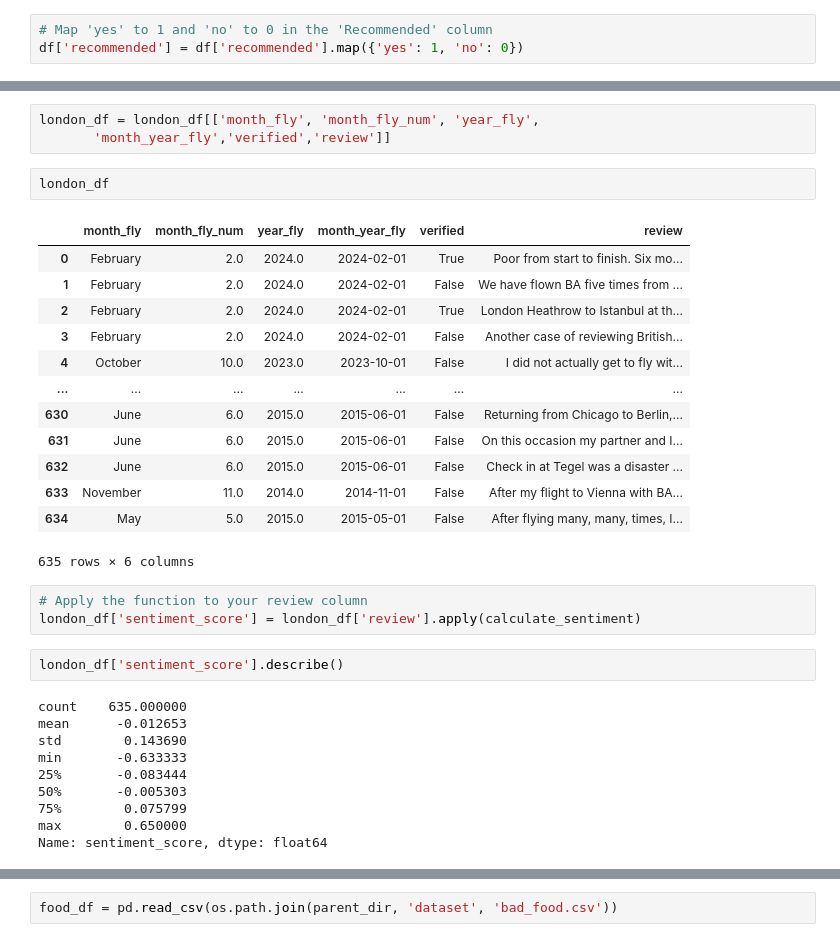
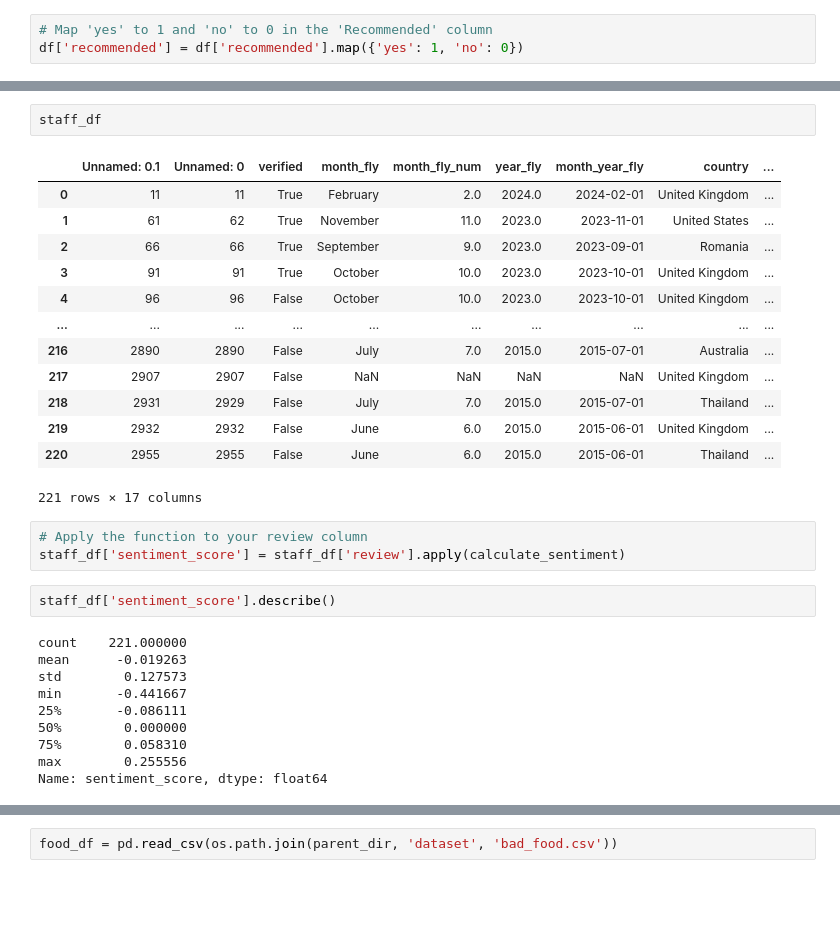
Before and after one commit to MarkPhamm/British-Airway, a Jupyter notebook: analysis/Review_Analysis.ipynb, the cells around one changed output, grey strips where cells are left out. Drawn from its saved outputs; the diff is of its cells as text; blank space fills up the shorter version.

```diff
--- a/analysis/Review_Analysis.ipynb
+++ b/analysis/Review_Analysis.ipynb
@@ -305,34 +326,31 @@ Index(['Unnamed: 0.1', 'Unnamed: 0', 'verified', 'month_fly', 'month_fly_num',
-# %%
-london_df = london_df[['month_fly', 'month_fly_num', 'year_fly',
-       'month_year_fly','verified','review']]
-# %%
-london_df
-# %% [output]
-|  | month_fly | month_fly_num | year_fly | month_year_fly | verified | review |
-| 0 | February | 2.0 | 2024.0 | 2024-02-01 | True | Poor from start to finish. Six mo... |
-| 1 | February | 2.0 | 2024.0 | 2024-02-01 | False | We have flown BA five times from ... |
-| 2 | February | 2.0 | 2024.0 | 2024-02-01 | True | London Heathrow to Istanbul at th... |
-| 3 | February | 2.0 | 2024.0 | 2024-02-01 | False | Another case of reviewing British... |
-| 4 | October | 10.0 | 2023.0 | 2023-10-01 | False | I did not actually get to fly wit... |
-| ... | ... | ... | ... | ... | ... | ... |
-| 630 | June | 6.0 | 2015.0 | 2015-06-01 | False | Returning from Chicago to Berlin,... |
-| 631 | June | 6.0 | 2015.0 | 2015-06-01 | False | On this occasion my partner and I... |
-| 632 | June | 6.0 | 2015.0 | 2015-06-01 | False | Check in at Tegel was a disaster ... |
-| 633 | November | 11.0 | 2014.0 | 2014-11-01 | False | After my flight to Vienna with BA... |
-| 634 | May | 5.0 | 2015.0 | 2015-05-01 | False | After flying many, many, times, I... |
-635 rows × 6 columns
+# %%
+staff_df
+# %% [output]
+|  | Unnamed: 0.1 | Unnamed: 0 | verified | month_fly | month_fly_num | year_fly | month_year_fly | country | ... |
+| 0 | 11 | 11 | True | February | 2.0 | 2024.0 | 2024-02-01 | United Kingdom | ... |
+| 1 | 61 | 62 | True | November | 11.0 | 2023.0 | 2023-11-01 | United States | ... |
+| 2 | 66 | 66 | True | September | 9.0 | 2023.0 | 2023-09-01 | Romania | ... |
+| 3 | 91 | 91 | True | October | 10.0 | 2023.0 | 2023-10-01 | United Kingdom | ... |
+| 4 | 96 | 96 | False | October | 10.0 | 2023.0 | 2023-10-01 | United Kingdom | ... |
+| ... | ... | ... | ... | ... | ... | ... | ... | ... | ... |
+| 216 | 2890 | 2890 | False | July | 7.0 | 2015.0 | 2015-07-01 | Australia | ... |
+| 217 | 2907 | 2907 | False | NaN | NaN | NaN | NaN | United Kingdom | ... |
+| 218 | 2931 | 2929 | False | July | 7.0 | 2015.0 | 2015-07-01 | Thailand | ... |
+| 219 | 2932 | 2932 | False | June | 6.0 | 2015.0 | 2015-06-01 | United Kingdom | ... |
+| 220 | 2955 | 2955 | False | June | 6.0 | 2015.0 | 2015-06-01 | Thailand | ... |
+221 rows × 17 columns
 # %%
 # Apply the function to your review column
-london_df['sentiment_score'] = london_df['review'].apply(calculate_sentiment)
+staff_df['sentiment_score'] = staff_df['review'].apply(calculate_sentiment)
 # %%
-london_df['sentiment_score'].describe()
+staff_df['sentiment_score'].describe()
 # %% [output]
-count    635.000000
-mean      -0.012653
-std        0.143690
-min       -0.633333
-25%       -0.083444
-50%       -0.005303
-75%        0.075799
-max        0.650000
+count    221.000000
+mean      -0.019263
+std        0.127573
+min       -0.441667
+25%       -0.086111
+50%        0.000000
+75%        0.058310
+max        0.255556
 Name: sentiment_score, dtype: float64
```
Also changed, not shown: parts of 23 cells of this notebook, 10 other files.
